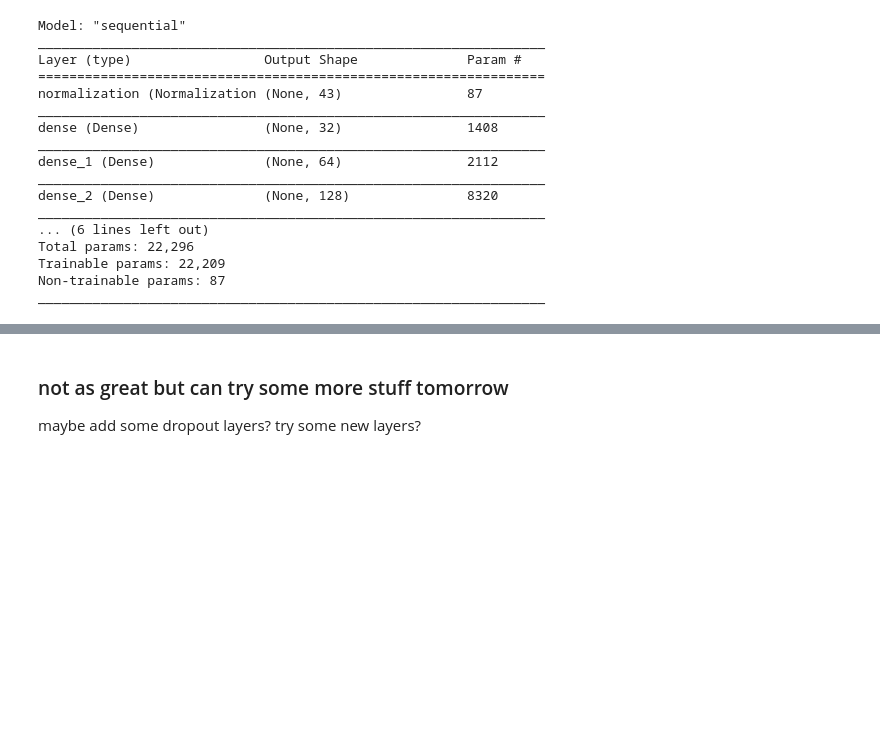
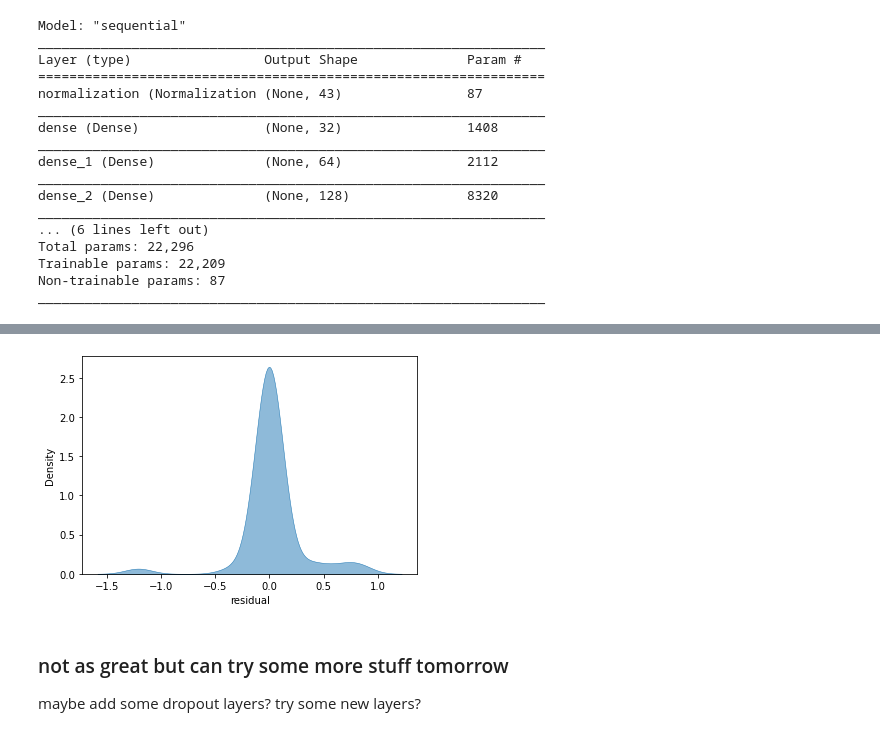
Before and after one commit to maxwnewcomer/minneMUDAC2021, a Jupyter notebook: analysis.ipynb, the cells around one changed output, grey strips where cells are left out. Cells and saved outputs as stored; diff of their text form; code cells hidden in the pictures; blank space fills up the shorter version.

Commit message:
some residual analysis

```diff
--- a/analysis.ipynb
+++ b/analysis.ipynb
@@ -422,0 +423,11 @@ r2
+# %%
+
+x_pred = randomdf[['1_TeamID', '0_TeamID', '1_G', '1_W', '1_ADJOE', '1_ADJDE',
+       '1_BARTHAG', '1_EFG_O', '1_EFG_D', '1_TOR', '1_TORD', '1_ORB', '1_DRB',
+       '1_FTR', '1_FTRD', '1_2P_O', '1_2P_D', '1_3P_O', '1_3P_D', '1_ADJ_T',
+       '1_WAB', '1_SEED', '0_G', '0_W', '0_ADJOE', '0_ADJDE', '0_BARTHAG',
+       '0_EFG_O', '0_EFG_D', '0_TOR', '0_TORD', '0_ORB', '0_DRB', '0_FTR',
+       '0_FTRD', '0_2P_O', '0_2P_D', '0_3P_O', '0_3P_D', '0_ADJ_T', '0_WAB',
+       '0_SEED', 'oneMinusZeroSeed']].iloc[1, ]
+y_pred = randomdf[['Winning_Team']].iloc[1, ]
+y_pred
@@ -422,0 +437,3 @@ r2
+# %%
+y = model.predict(np.array([x_pred]), verbose = 1)
+y
@@ -422,0 +443,17 @@ r2
+# %%
+results = {'pred_y': [], 'actual_y': []}
+for i in range(len(X_test)):
+    xtest = randomdf[['1_TeamID', '0_TeamID', '1_G', '1_W', '1_ADJOE', '1_ADJDE',
+           '1_BARTHAG', '1_EFG_O', '1_EFG_D', '1_TOR', '1_TORD', '1_ORB', '1_DRB',
+           '1_FTR', '1_FTRD', '1_2P_O', '1_2P_D', '1_3P_O', '1_3P_D', '1_ADJ_T',
+           '1_WAB', '1_SEED', '0_G', '0_W', '0_ADJOE', '0_ADJDE', '0_BARTHAG',
+           '0_EFG_O', '0_EFG_D', '0_TOR', '0_TORD', '0_ORB', '0_DRB', '0_FTR',
+           '0_FTRD', '0_2P_O', '0_2P_D', '0_3P_O', '0_3P_D', '0_ADJ_T', '0_WAB',
+           '0_SEED', 'oneMinusZeroSeed']].iloc[i, ]
+    y = randomdf[['Winning_Team']].iloc[i, ]
+    pred_y = model.predict(np.array([xtest]))
+    results['pred_y'].append(pred_y[0][0])
+    results['actual_y'].append(y.values[0])
+resids = pd.DataFrame(results)
+resids['residual'] = resids['actual_y'] -  resids['pred_y']
+resids.head()
@@ -423,3 +467,12 @@ r2
+# %%
+sns.kdeplot(
+       data=resids, x='residual',
+       fill=True, common_norm=False, palette="viridis",
+       alpha=.5, linewidth=.5,
+)
+plt.show()
+# %% [output]
+[figure, added]
 # %% [markdown]
 ### not as great but can try some more stuff tomorrow
 
```
Also changed, not shown: parts of 8 cells of this notebook.
